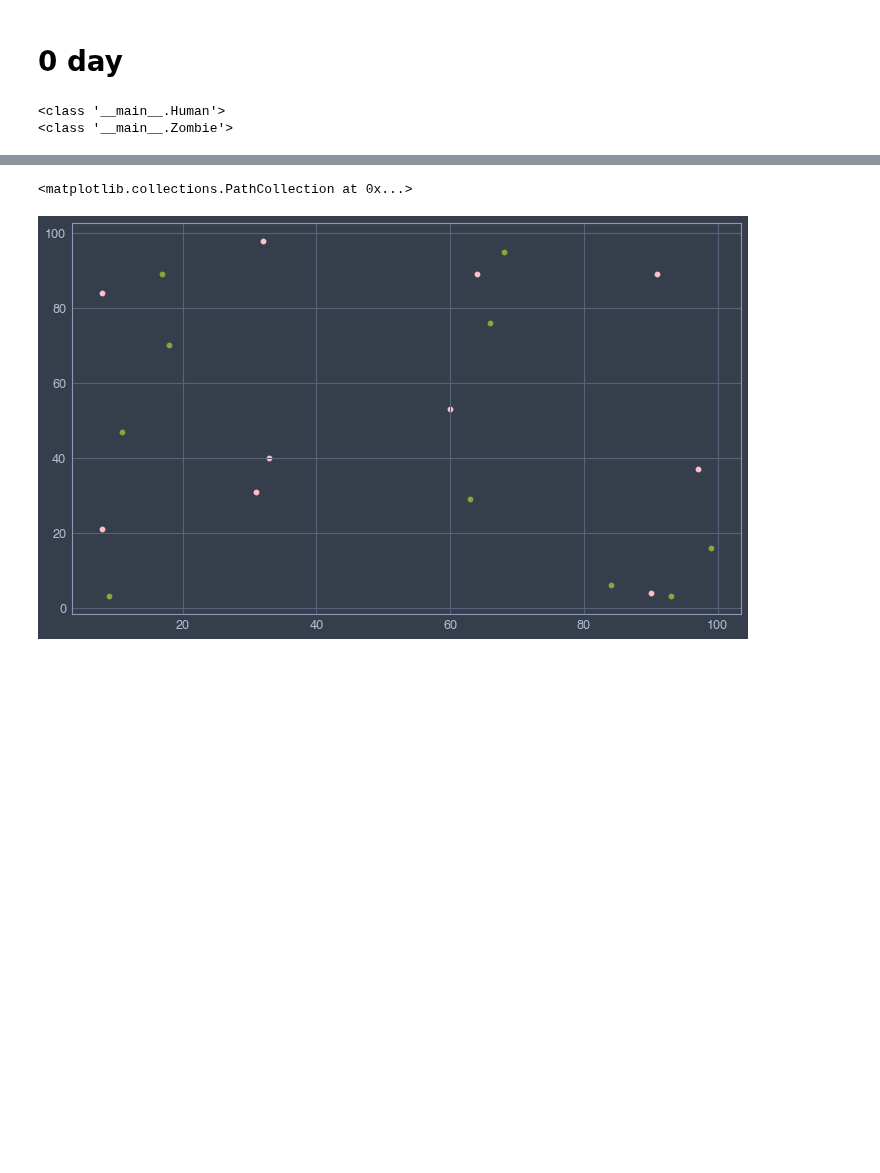
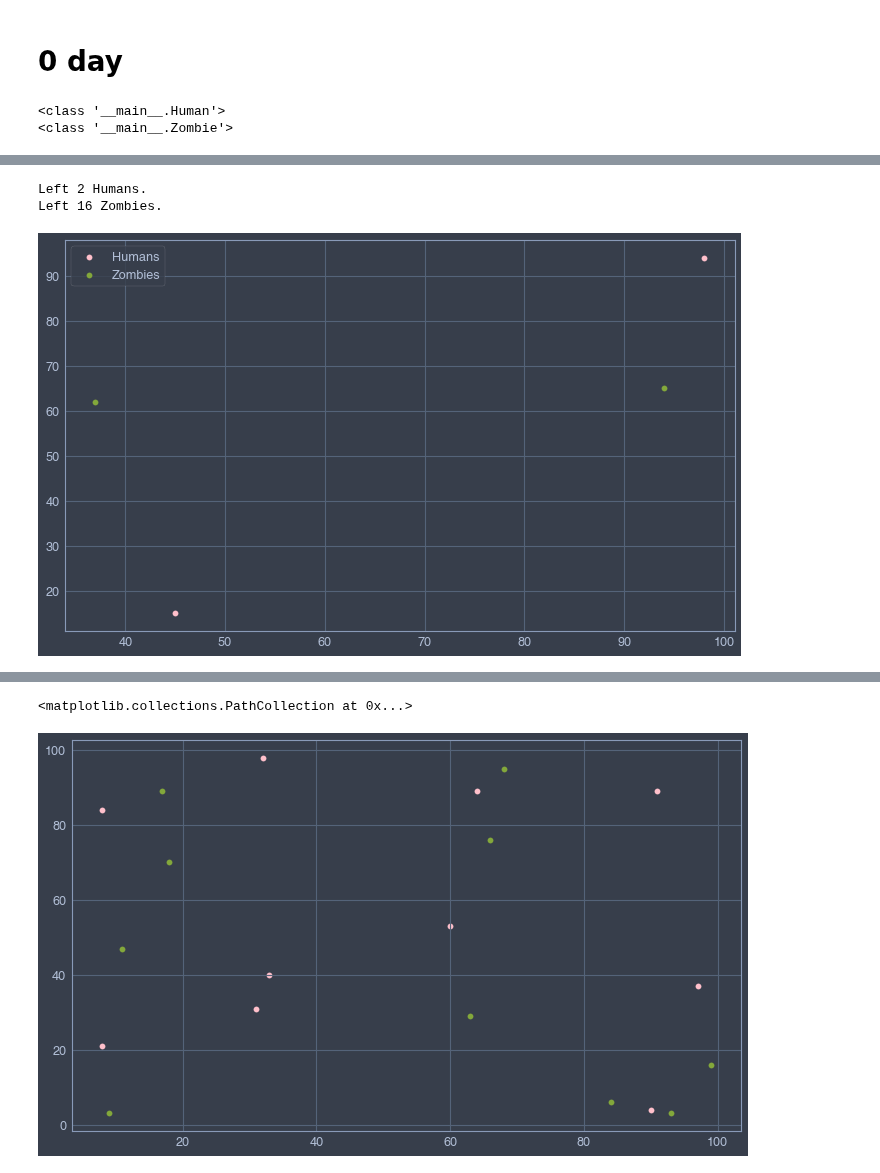
Before and after one commit to fadeeva/weird_projects, a Jupyter notebook: Zombie/0_day.ipynb, the cells around one changed output, grey strips where cells are left out. Cells and saved outputs as stored; diff of their text form; code cells hidden in the pictures; blank space fills up the shorter version.

```diff
--- a/Zombie/0_day.ipynb
+++ b/Zombie/0_day.ipynb
@@ -170,3 +179,10 @@ za = ZombieApocalypse(25, 5)
+# %%
+za.stat()
+za.visualize() # after collisions
+# %% [output]
+Left 2 Humans.
+Left 16 Zombies.
+[figure, added]
 # %%
 for i in range(50):
     print(i, za.collision())
```
Also changed, not shown: parts of 4 cells of this notebook.
